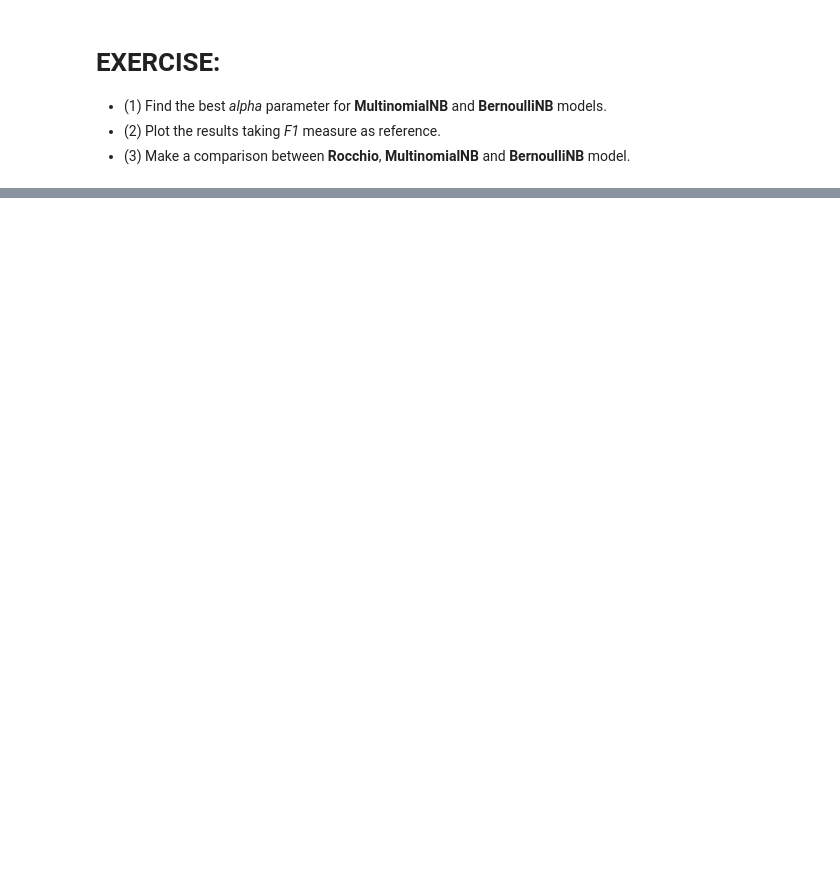
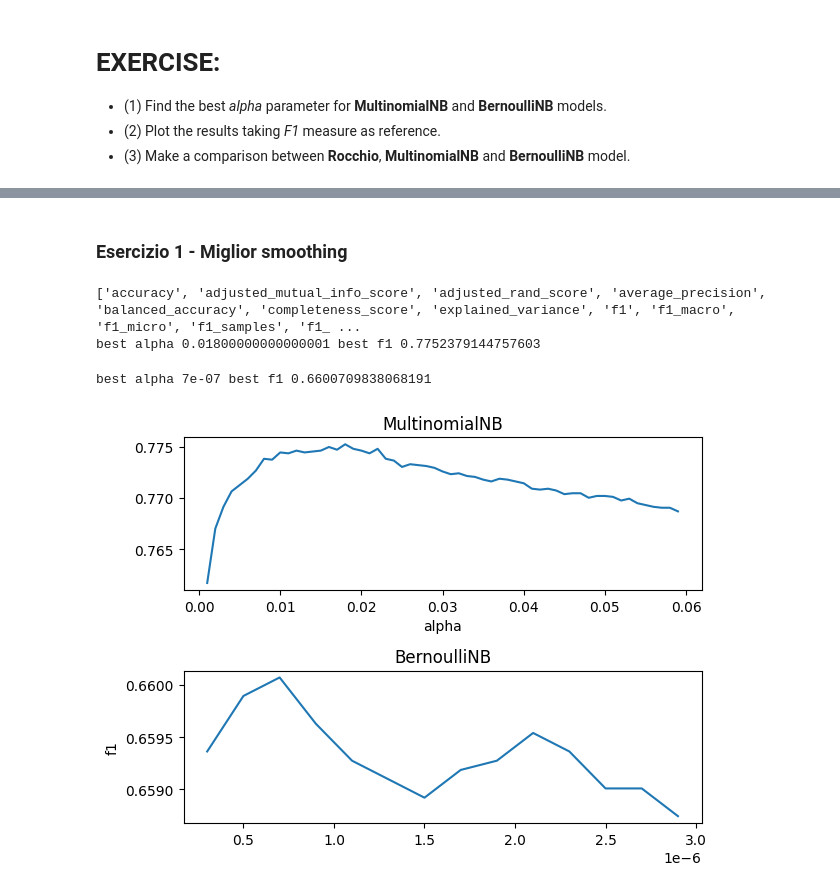
Before and after one commit to redjack96/CodiceML, a Jupyter notebook: src/esercitazioni/[WMIR]03esercitazione_NB.ipynb, the cells around one changed output, grey strips where cells are left out. Cells and saved outputs as stored; diff of their text form; code cells hidden in the pictures; blank space fills up the shorter version.

```diff
--- a/src/esercitazioni/[WMIR]03esercitazione_NB.ipynb
+++ b/src/esercitazioni/[WMIR]03esercitazione_NB.ipynb
@@ -425,0 +349,54 @@ comp.sys.ibm.pc.hardware       0.48      0.74      0.58        34
+# %% [markdown]
+### Esercizio 1 - Miglior smoothing
+# %%
+from typing import List, Tuple
+from matplotlib import pyplot as plt
+import pandas as pd
+from sklearn.metrics import get_scorer_names, make_scorer
+from sklearn.model_selection import cross_val_score
+
+def find_best_alpha(model, start_alpha, stop_alpha, increment) -> Tuple[List[float], List[float], float, float]:
+    alpha = best_alpha = start_alpha
+    best_f1 = 0.00
+    alphas = []
+    f1s = []
+    while alpha < stop_alpha:
+        f1 = cross_val_score(estimator=model(alpha), X=X_train, y=y_train, cv=10, scoring='f1_micro')
+        # the_model = model(alpha=alpha)
+        # f1 macro = media aritmetica di tutti gli f1 (20)
+        # f1 pesata = in base al peso di ogni classe
+        # f1 micro = data dalla somma dei TP + FP + FN + TN
+        f1_mean = f1.mean()
+        alphas.append(alpha)
+        f1s.append(f1_mean)
+        if f1_mean > best_f1:
+            best_f1 = f1_mean
+            best_alpha = alpha
+
+
+        alpha += increment
+
+    print("best alpha", best_alpha,"best f1", best_f1)
+    return alphas, f1s, best_alpha, best_f1
+# %%
+alphasMNB, f1sMNB, bestAlphaMNB, bestF1MNB = find_best_alpha(lambda a: MultinomialNB(alpha=a), 0.001, 0.06, 0.001)
+# %% [output]
+['accuracy', 'adjusted_mutual_info_score', 'adjusted_rand_score', 'average_precision', 'balanced_accuracy', 'completeness_score', 'explained_variance', 'f1', 'f1_macro', 'f1_micro', 'f1_samples', 'f1_ ...
+best alpha 0.01800000000000001 best f1 0.7752379144757603
+# %%
+alphasBNB, f1sBNB, bestAlphaBNB, bestF1BNB = find_best_alpha(lambda a: BernoulliNB(alpha=a), 3e-07, 3e-06, 2e-07)
+# %% [output]
+best alpha 7e-07 best f1 0.6600709838068191
+# %%
+# plotting f1 vs alpha
+
+fig, (ax1, ax2) = plt.subplots(2, 1)
+ax1.plot(alphasMNB, f1sMNB)
+ax1.set_title("MultinomialNB")
+ax1.set_xlabel("alpha")
+ax2.set_ylabel("f1")
+ax2.plot(alphasBNB, f1sBNB)
+ax2.set_title("BernoulliNB")
+fig.tight_layout()
+# %% [output]
+[figure, added]
```
Also changed, not shown: parts of 13 cells of this notebook.
